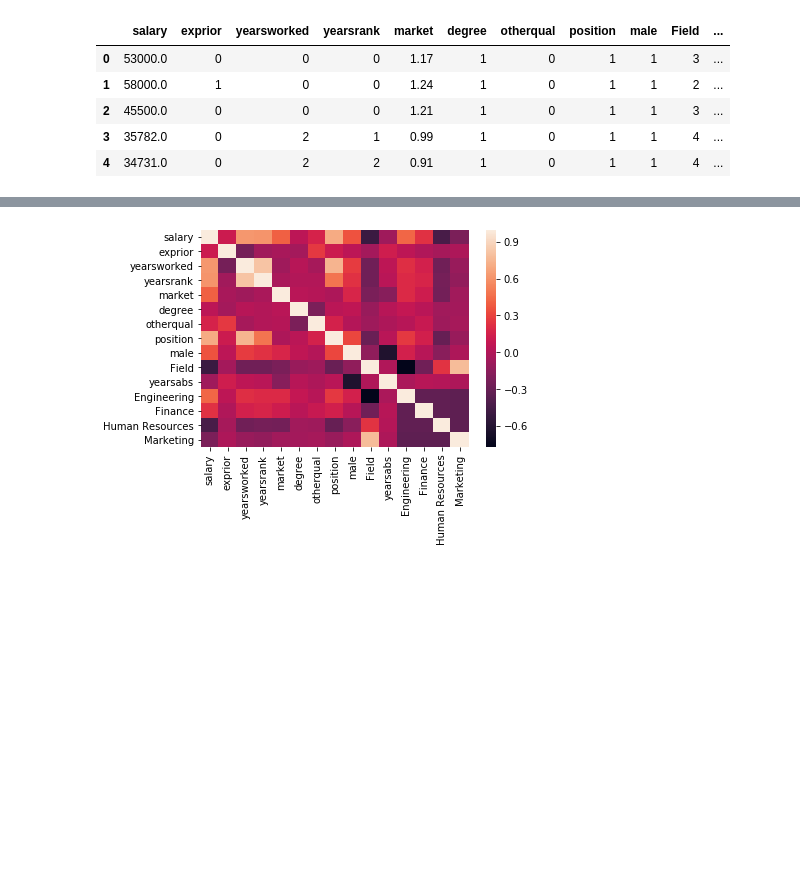
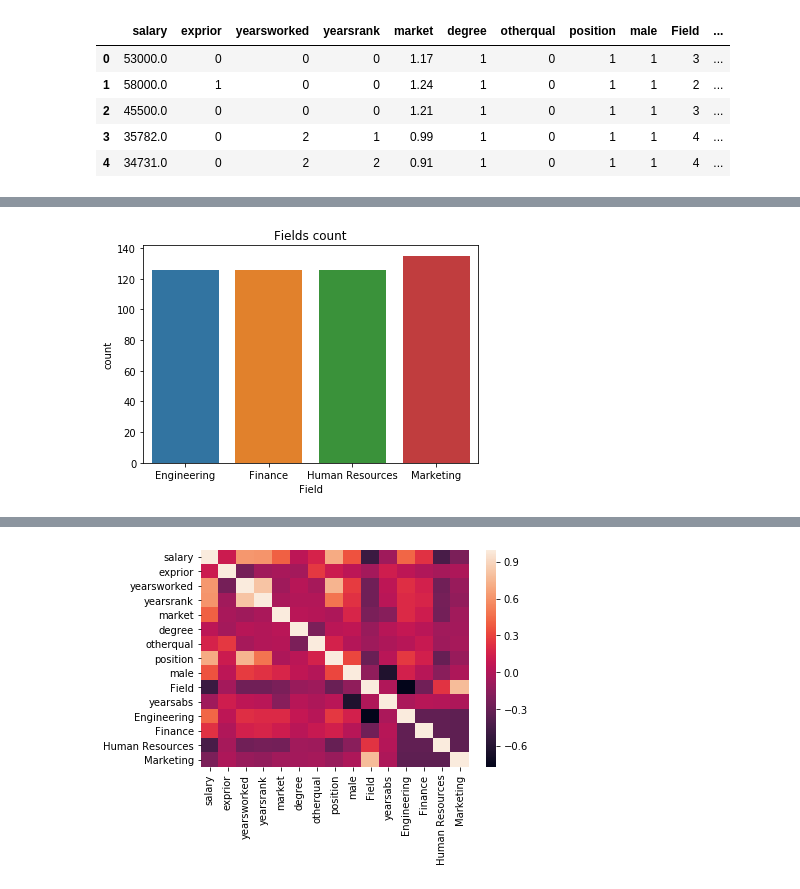
Before and after one commit to PhumlaniKubeka/MultivariateLinearRegression, a Jupyter notebook: MultiivariateLinearRegression.ipynb, the cells around one changed output, grey strips where cells are left out. Saved outputs shown, nothing was run; the diff lists cells and outputs as text; code cells hidden in the pictures; blank space fills up the shorter version.

```diff
--- a/MultiivariateLinearRegression.ipynb
+++ b/MultiivariateLinearRegression.ipynb
@@ -122,3 +148,10 @@ salary_merged.head()
+# %%
+count = sns.countplot(data = salary_merged, x = 'Field')
+count.set_xticklabels(['Engineering', 'Finance','Human Resources','Marketing'])
+plt.title('Fields count')
+plt.show()
+# %% [output]
+[figure, added]
 # %%
 salary_merged.corr()
 # %% [output]
```
Also changed, not shown: parts of 44 cells of this notebook, 1 other file.
